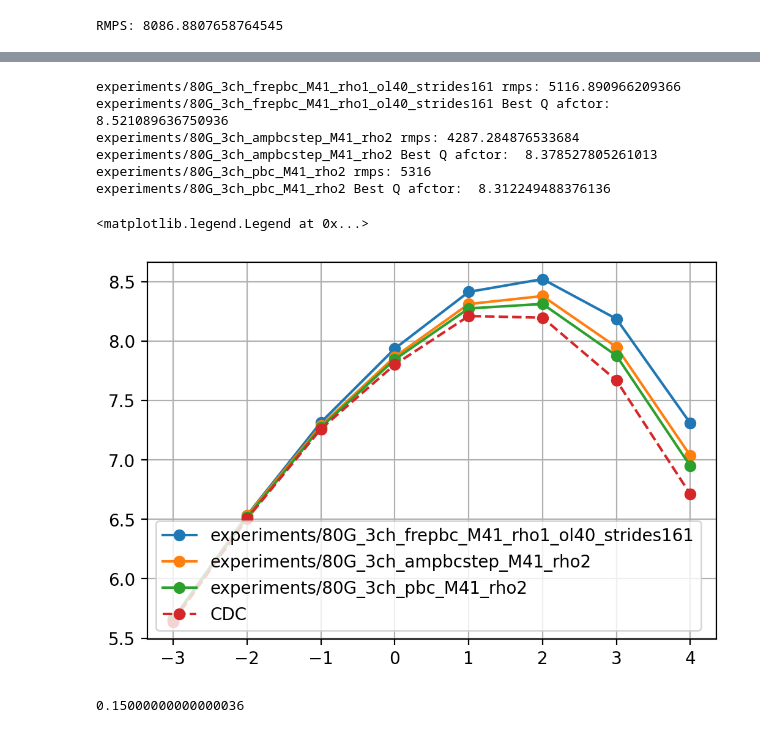
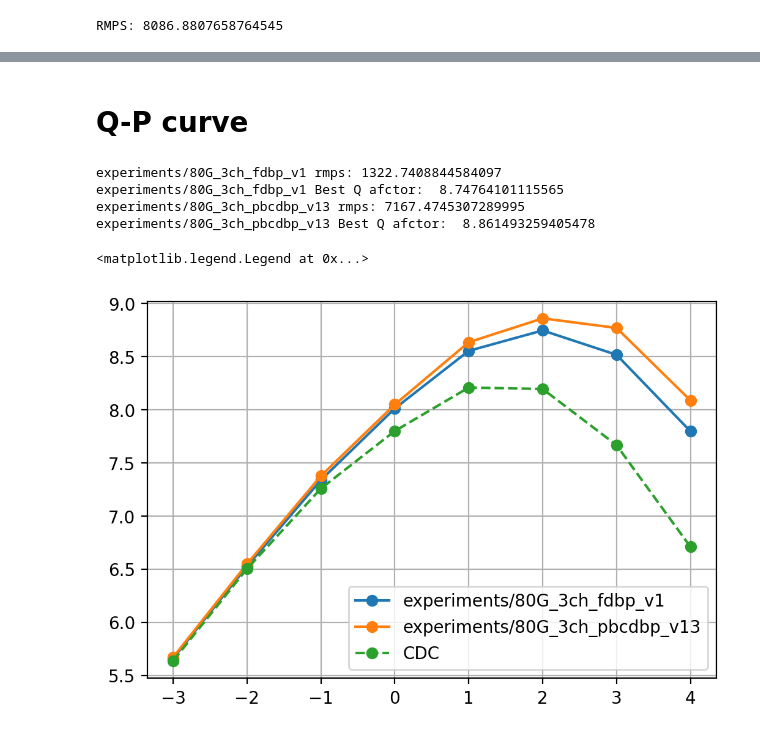
Before and after one commit to xinyuxiao113/pkufiber, a Jupyter notebook: develop.ipynb, the cells around one changed output, grey strips where cells are left out. Drawn from its saved outputs; the diff is of its cells as text; code cells hidden in the pictures.

```diff
--- a/develop.ipynb
+++ b/develop.ipynb
@@ -27,50 +27,50 @@ plt.show()
+# %% [markdown]
+# Q-P curve
 # %%
 import numpy as np
 import matplotlib.pyplot as plt
 from scripts.visualize import load_experiment, load_baseline
 import pkufiber as pf
 
 paths = [
-        # 'experiments/80G_3ch_frepbc_M41_rho1_ol40_strides41',
-        'experiments/80G_3ch_frepbc_M41_rho1_ol40_strides161',
+        # 'experiments/80G_3ch_frepbc_M41_rho1_ol40_strides161',
+        # 'experiments/80G_3ch_frepbc_M81_rho1_ol160_strides161',
         # 'experiments/80G_3ch_frepbc_M41_rho1_ol40_strides321',
-        # 'experiments/80G_3ch_fdbp_v1',
+        'experiments/80G_3ch_fdbp_v1',
+        'experiments/80G_3ch_pbcdbp_v13'
         # 'experiments/80G_3ch_pbcdbp_v2',
         # 'experiments/80G_3ch_pbcdbp_v4',
         # 'experiments/80G_3ch_pbcdbp_v6',
         # 'experiments/80G_3ch_ampbcstep_M401_rho1',
-        'experiments/80G_3ch_ampbcstep_M41_rho2',
-        'experiments/80G_3ch_pbc_M41_rho2',
+        # 'experiments/80G_3ch_ampbcstep_M41_rho2',
+        # 'experiments/80G_3ch_pbc_M161_rho2',
+        # 'experiments/80G_3ch_pbc_M41_rho2',
+        # 'experiments/80G_3ch_frepbc_M201_ol200_rho1_strides201',
+        # 'experiments/80G_3ch_frepbc_M81_rho1_ol80_strides321',
         ]
 
 results = {path: load_experiment(path) for path in paths}
 
 plt.figure(dpi=200, figsize=(6, 4))
 for key, result in results.items():
     qfactor, power = result['qfactor_power']
     print(f'{key} rmps:', result['model'].rmps())
     plt.plot(power, qfactor, '-o', label=key)
     print(key, 'Best Q afctor: ', np.max(qfactor))
 
 # CDC
 cdc, power = load_baseline('configs/dsp/test_eq.yaml', 'CDC')
 plt.plot(power, cdc, '--o', label='CDC')
 
 
 plt.grid()
 plt.legend()
 # plt.ylim(7, 8.5)
 # %% [output]
-experiments/80G_3ch_frepbc_M41_rho1_ol40_strides161 rmps: 5116.890966209366
-experiments/80G_3ch_frepbc_M41_rho1_ol40_strides161 Best Q afctor:  8.521089636750936
-experiments/80G_3ch_ampbcstep_M41_rho2 rmps: 4287.284876533684
-experiments/80G_3ch_ampbcstep_M41_rho2 Best Q afctor:  8.378527805261013
-experiments/80G_3ch_pbc_M41_rho2 rmps: 5316
-experiments/80G_3ch_pbc_M41_rho2 Best Q afctor:  8.312249488376136
+experiments/80G_3ch_fdbp_v1 rmps: 1322.7408844584097
+experiments/80G_3ch_fdbp_v1 Best Q afctor:  8.74764101115565
+experiments/80G_3ch_pbcdbp_v13 rmps: 7167.4745307289995
+experiments/80G_3ch_pbcdbp_v13 Best Q afctor:  8.861493259405478
 <matplotlib.legend.Legend at 0x...>
-[figure, old version]
+[figure, new version]
-# %%
-8.52 - 8.37
-# %% [output]
-0.15000000000000036
 # %%
```
Also changed, not shown: parts of 17 cells of this notebook, 13 other files.
